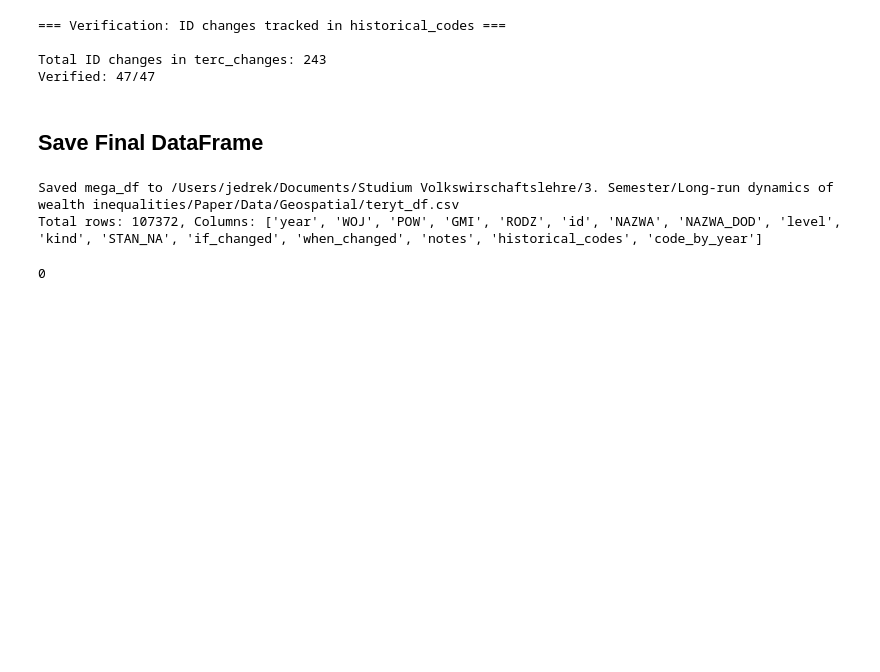
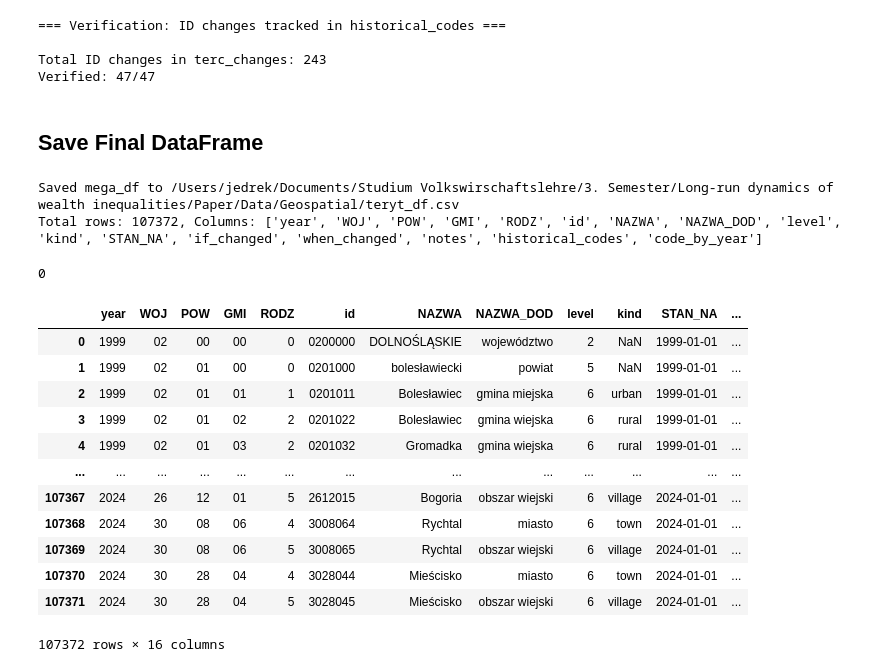
Before and after one commit to jendrkk/LRDWI-Paper, a Jupyter notebook: Code/analysis/GUS01A_teryt.ipynb, the cells around one changed output. Drawn from its saved outputs; the diff is of its cells as text; code cells hidden in the pictures; blank space fills up the shorter version.

```diff
--- a/Code/analysis/GUS01A_teryt.ipynb
+++ b/Code/analysis/GUS01A_teryt.ipynb
@@ -488,3 +506,19 @@ gc.collect()
 Saved mega_df to /Users/jedrek/Documents/Studium Volkswirschaftslehre/3. Semester/Long-run dynamics of wealth inequalities/Paper/Data/Geospatial/teryt_df.csv
 Total rows: 107372, Columns: ['year', 'WOJ', 'POW', 'GMI', 'RODZ', 'id', 'NAZWA', 'NAZWA_DOD', 'level', 'kind', 'STAN_NA', 'if_changed', 'when_changed', 'notes', 'historical_codes', 'code_by_year']
 0
+# %%
+mega_df
+# %% [output]
+|  | year | WOJ | POW | GMI | RODZ | id | NAZWA | NAZWA_DOD | level | kind | STAN_NA | ... |
+| 0 | 1999 | 02 | 00 | 00 | 0 | 0200000 | DOLNOŚLĄSKIE | województwo | 2 | NaN | 1999-01-01 | ... |
+| 1 | 1999 | 02 | 01 | 00 | 0 | 0201000 | bolesławiecki | powiat | 5 | NaN | 1999-01-01 | ... |
+| 2 | 1999 | 02 | 01 | 01 | 1 | 0201011 | Bolesławiec | gmina miejska | 6 | urban | 1999-01-01 | ... |
+| 3 | 1999 | 02 | 01 | 02 | 2 | 0201022 | Bolesławiec | gmina wiejska | 6 | rural | 1999-01-01 | ... |
+| 4 | 1999 | 02 | 01 | 03 | 2 | 0201032 | Gromadka | gmina wiejska | 6 | rural | 1999-01-01 | ... |
+| ... | ... | ... | ... | ... | ... | ... | ... | ... | ... | ... | ... | ... |
+| 107367 | 2024 | 26 | 12 | 01 | 5 | 2612015 | Bogoria | obszar wiejski | 6 | village | 2024-01-01 | ... |
+| 107368 | 2024 | 30 | 08 | 06 | 4 | 3008064 | Rychtal | miasto | 6 | town | 2024-01-01 | ... |
+| 107369 | 2024 | 30 | 08 | 06 | 5 | 3008065 | Rychtal | obszar wiejski | 6 | village | 2024-01-01 | ... |
+| 107370 | 2024 | 30 | 28 | 04 | 4 | 3028044 | Mieścisko | miasto | 6 | town | 2024-01-01 | ... |
+| 107371 | 2024 | 30 | 28 | 04 | 5 | 3028045 | Mieścisko | obszar wiejski | 6 | village | 2024-01-01 | ... |
+107372 rows × 16 columns
```
Also changed, not shown: parts of 3 cells of this notebook, 7 other files.
